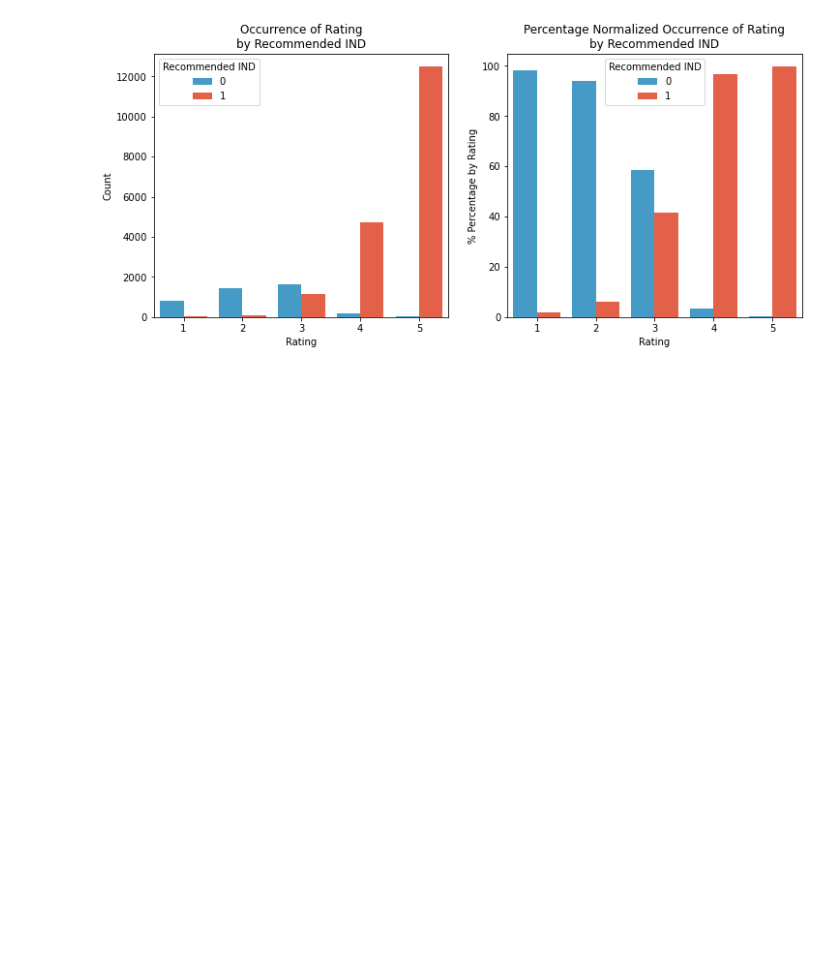
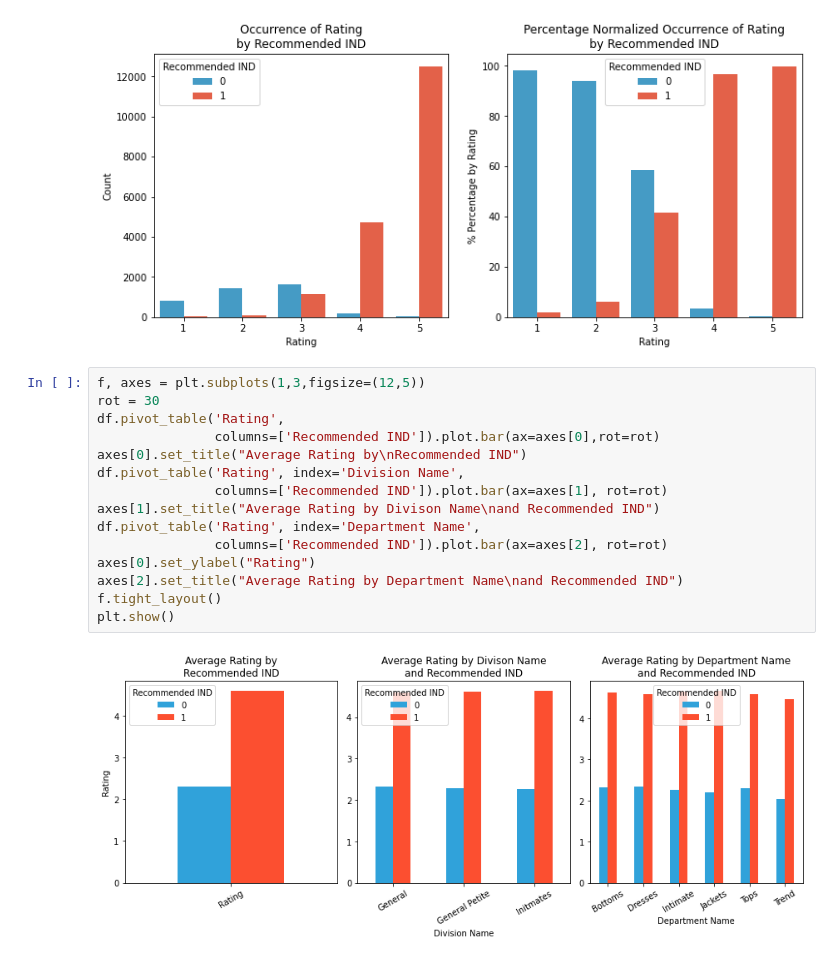
Before and after one commit to dwiwahyueffendi/Information-Retrieval, a Jupyter notebook: Latihan/Source Code Information Retrieval.ipynb, the cells around one changed output. Saved outputs shown, nothing was run; the diff lists cells and outputs as text; blank space fills up the shorter version.

```diff
--- a/Latihan/Source Code Information Retrieval.ipynb
+++ b/Latihan/Source Code Information Retrieval.ipynb
@@ -594,3 +592,20 @@ axes[1].set_ylabel("% Percentage by Rating")
 plt.show()
 # %% [output]
 [figure]
+# %%
+f, axes = plt.subplots(1,3,figsize=(12,5))
+rot = 30
+df.pivot_table('Rating',
+               columns=['Recommended IND']).plot.bar(ax=axes[0],rot=rot)
+axes[0].set_title("Average Rating by\nRecommended IND")
+df.pivot_table('Rating', index='Division Name',
+               columns=['Recommended IND']).plot.bar(ax=axes[1], rot=rot)
+axes[1].set_title("Average Rating by Divison Name\nand Recommended IND")
+df.pivot_table('Rating', index='Department Name',
+               columns=['Recommended IND']).plot.bar(ax=axes[2], rot=rot)
+axes[0].set_ylabel("Rating")
+axes[2].set_title("Average Rating by Department Name\nand Recommended IND")
+f.tight_layout()
+plt.show()
+# %% [output]
+[figure, added]
```
Also changed, not shown: parts of 5 cells of this notebook.
